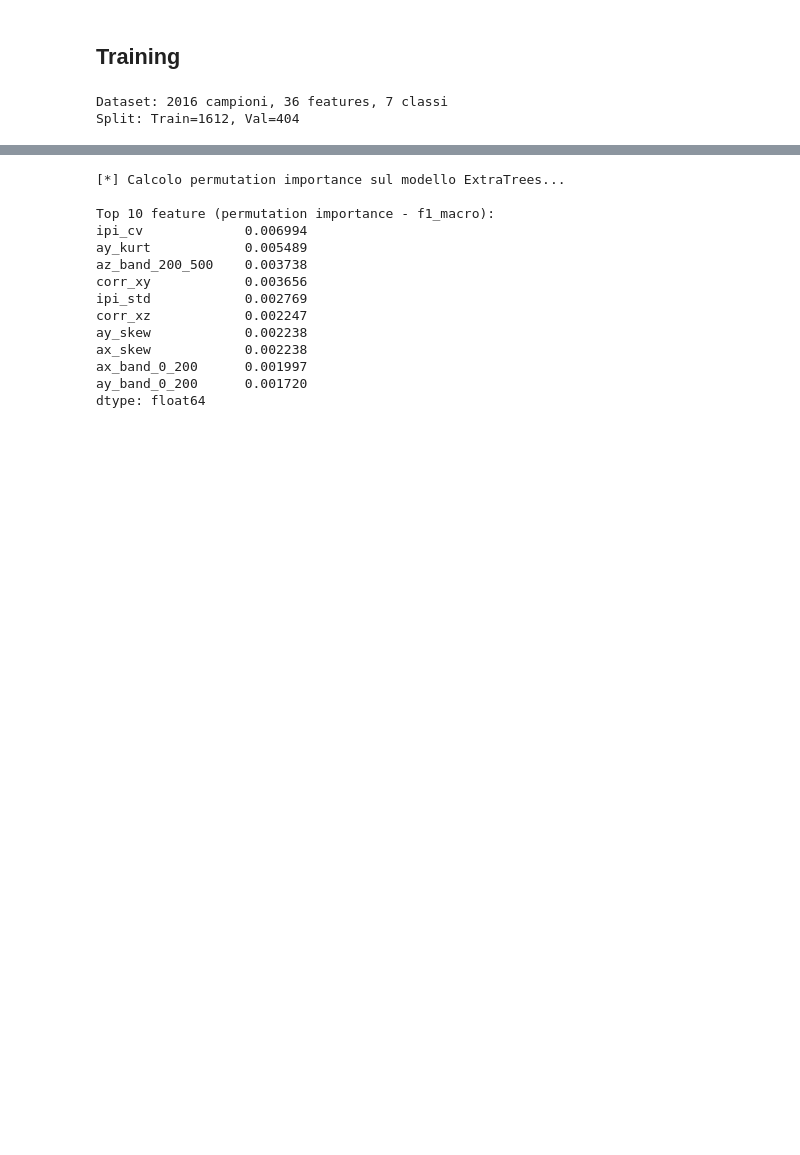
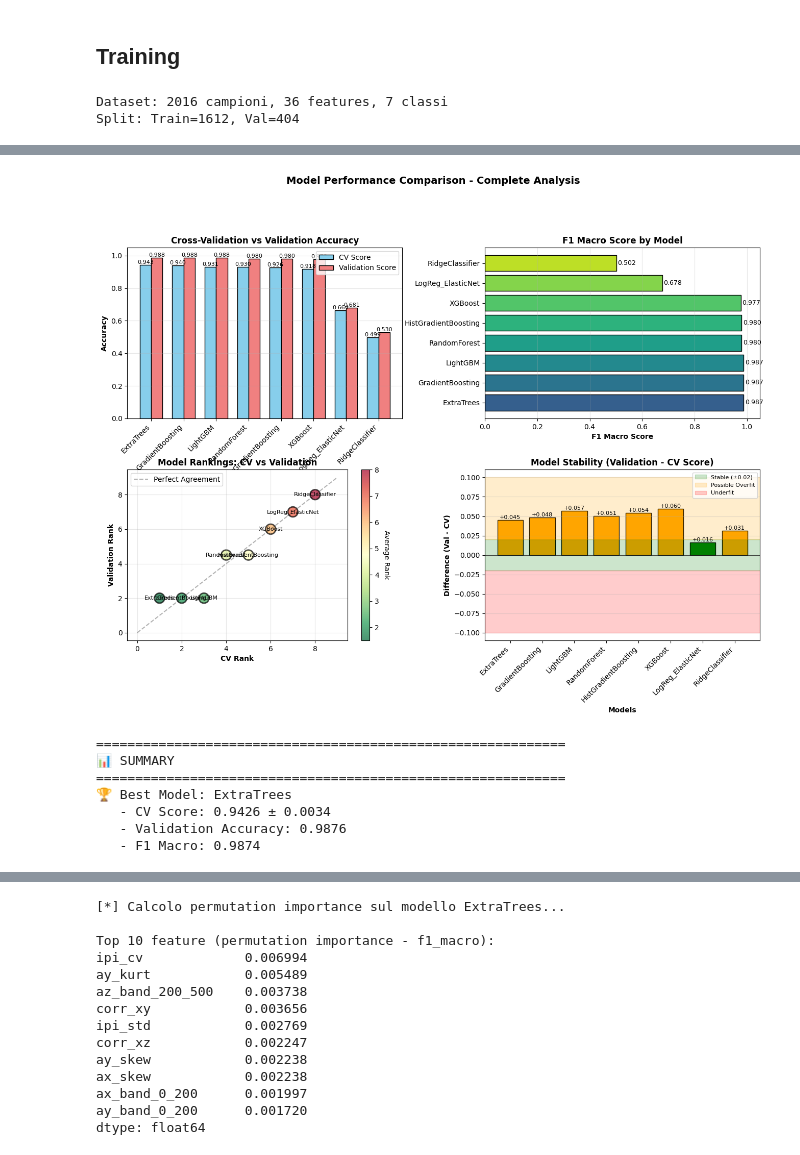
Before and after one commit to Andreavisi1/Challenge_B1_PHM_North_America_2023, a Jupyter notebook: main.ipynb, the cells around one changed output, grey strips where cells are left out. Drawn from its saved outputs; the diff is of its cells as text; code cells hidden in the pictures; blank space fills up the shorter version.

```diff
--- a/main.ipynb
+++ b/main.ipynb
@@ -226,0 +311,12 @@ KeyError: 'model'
+# %%
+# Visualizza confronto finale
+selector.plot_final_comparison(figsize=(16, 10))
+# %% [output]
+[figure, added]
+============================================================
+📊 SUMMARY
+============================================================
+🏆 Best Model: ExtraTrees
+   - CV Score: 0.9426 ± 0.0034
+   - Validation Accuracy: 0.9876
+   - F1 Macro: 0.9874
```
Also changed, not shown: parts of 14 cells of this notebook, 1 other file.
